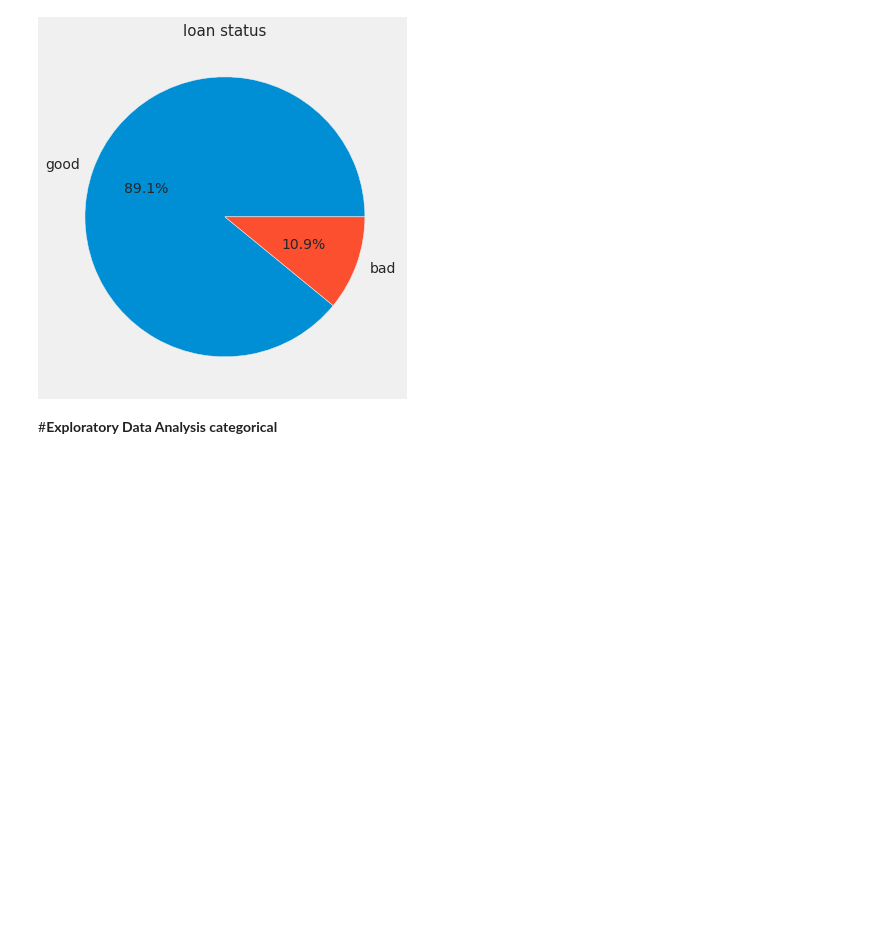
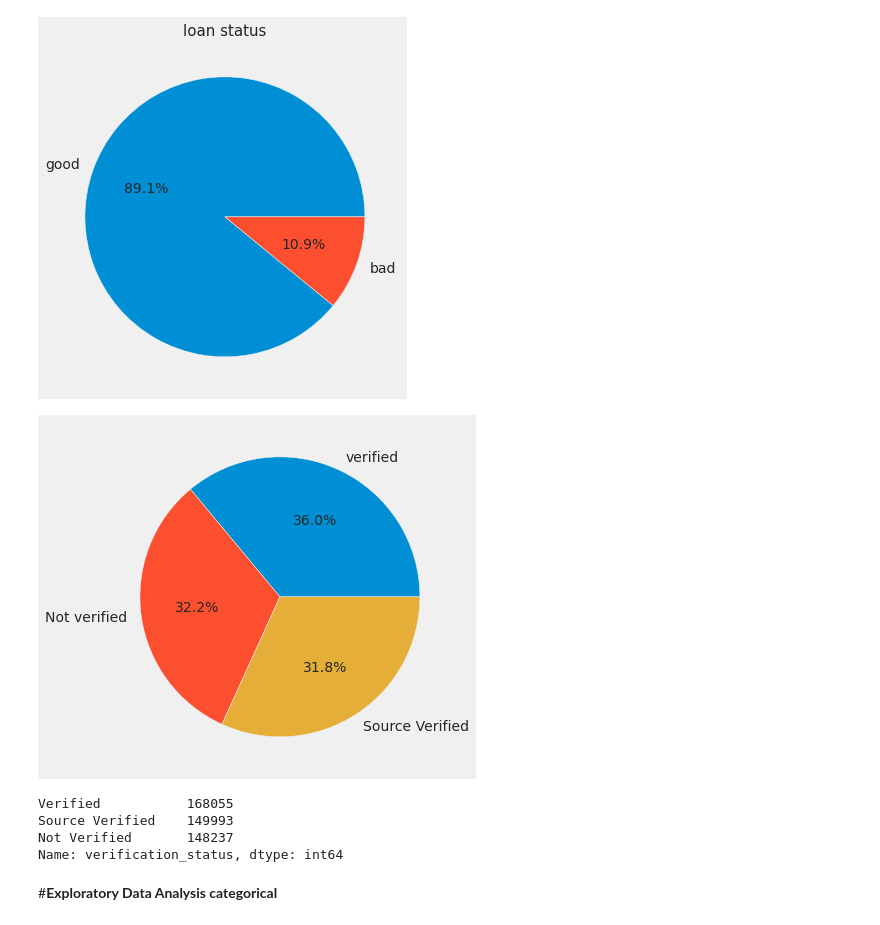
Before and after one commit to arfanrifqi/loan_prediction, a Jupyter notebook: loan_prediction(EDA).ipynb, the cells around one changed output. Drawn from its saved outputs; the diff is of its cells as text; code cells hidden in the pictures; blank space fills up the shorter version.

```diff
--- a/loan_prediction(EDA).ipynb
+++ b/loan_prediction(EDA).ipynb
@@ -334,6 +334,24 @@ ax.set_title('loan status', fontsize = 15)
 plt.show()
 # %% [output]
 [figure]
+# %%
+pie_chart = df_load['verification_status'].value_counts()*100.0 /len(df_load)
+ax = pie_chart.plot.pie(autopct='%.1f%%',
+                        labels = ['verified', 'Not verified', 'Source Verified'],
+                        figsize =(8,6),
+                        fontsize = 14)
+ax.set_ylabel(None)
+#ax.set_title('loan status', fontsize = 15)
+plt.show()
+# %% [output]
+[figure, added]
+# %%
+print(df_load['verification_status'].value_counts())
+# %% [output]
+Verified           168055
+Source Verified    149993
+Not Verified       148237
+Name: verification_status, dtype: int64
 # %% [markdown]
 #**Exploratory Data Analysis categorical**
 # %% [markdown]
```
Also changed, not shown: parts of 5 cells of this notebook.
